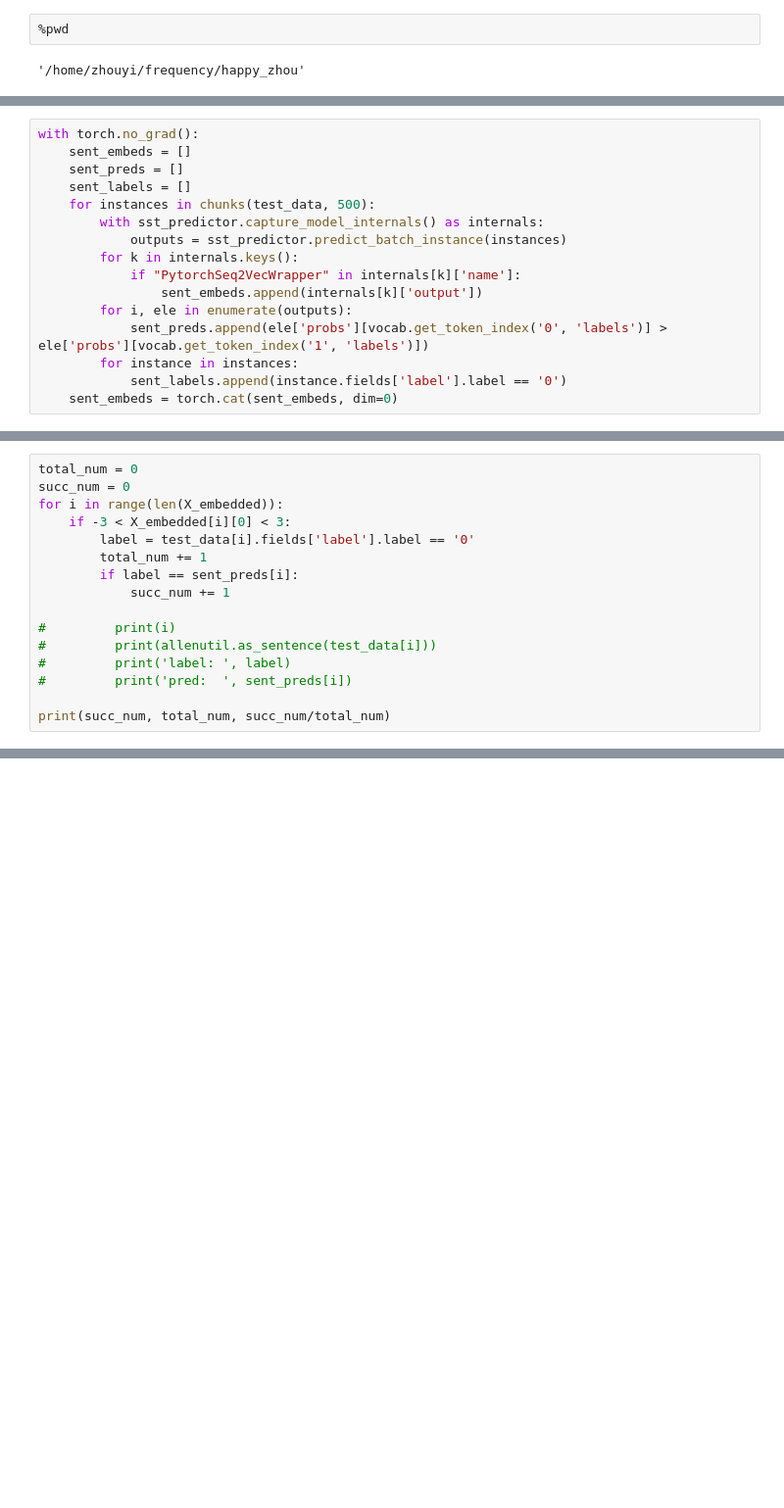
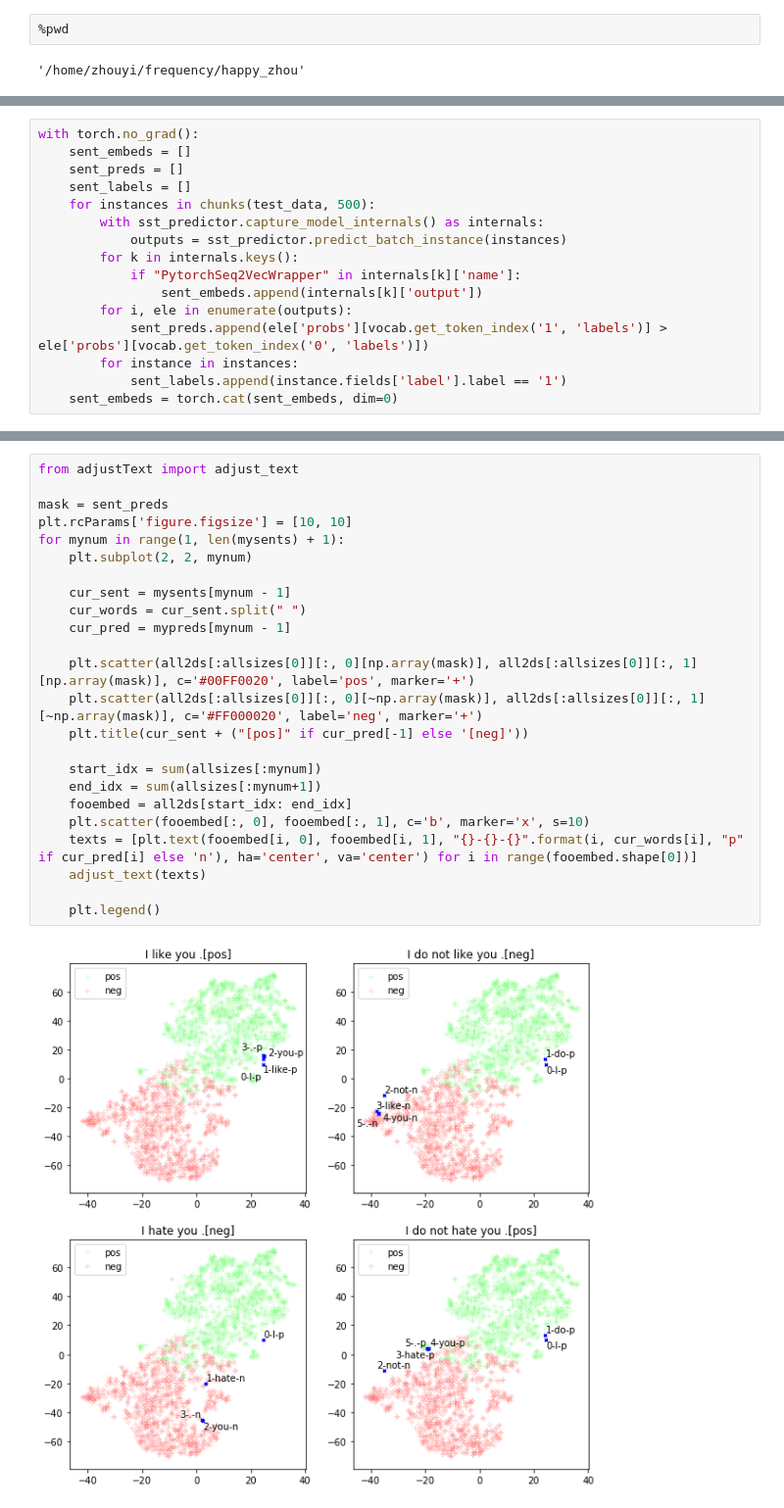
Before and after one commit to dugu9sword/dne, a Jupyter notebook: vis.ipynb, the cells around one changed output, grey strips where cells are left out. Shown at 98% size. Saved outputs shown, nothing was run; the diff lists cells and outputs as text; blank space fills up the shorter version.

Commit message:
some visualization

```diff
--- a/vis.ipynb
+++ b/vis.ipynb
@@ -96,7 +101,7 @@ with torch.no_grad():
             if "PytorchSeq2VecWrapper" in internals[k]['name']:
                 sent_embeds.append(internals[k]['output'])
         for i, ele in enumerate(outputs):
-            sent_preds.append(ele['probs'][vocab.get_token_index('0', 'labels')] > ele['probs'][vocab.get_token_index('1', 'labels')])
+            sent_preds.append(ele['probs'][vocab.get_token_index('1', 'labels')] > ele['probs'][vocab.get_token_index('0', 'labels')])
         for instance in instances:
-            sent_labels.append(instance.fields['label'].label == '0')
+            sent_labels.append(instance.fields['label'].label == '1')
     sent_embeds = torch.cat(sent_embeds, dim=0)
@@ -153,16 +127,0 @@ plt.scatter(embed2d[:, 0][~np.array(sent_preds)], embed2d[:, 1][~np.array(sent_p
-# %%
-total_num = 0
-succ_num = 0
-for i in range(len(X_embedded)):
-    if -3 < X_embedded[i][0] < 3:
-        label = test_data[i].fields['label'].label == '0'
-        total_num += 1
-        if label == sent_preds[i]:
-            succ_num += 1
-
-#         print(i)
-#         print(allenutil.as_sentence(test_data[i]))
-#         print('label: ', label)
-#         print('pred:  ', sent_preds[i])
-
-print(succ_num, total_num, succ_num/total_num)
@@ -174,0 +159,26 @@ vocab.get_token_index('1', 'labels')
+# %%
+from adjustText import adjust_text
+
+mask = sent_preds
+plt.rcParams['figure.figsize'] = [10, 10]
+for mynum in range(1, len(mysents) + 1):
+    plt.subplot(2, 2, mynum)
+
+    cur_sent = mysents[mynum - 1]
+    cur_words = cur_sent.split(" ")
+    cur_pred = mypreds[mynum - 1]
+
+    plt.scatter(all2ds[:allsizes[0]][:, 0][np.array(mask)], all2ds[:allsizes[0]][:, 1][np.array(mask)], c='#00FF0020', label='pos', marker='+')
+    plt.scatter(all2ds[:allsizes[0]][:, 0][~np.array(mask)], all2ds[:allsizes[0]][:, 1][~np.array(mask)], c='#FF000020', label='neg', marker='+')
+    plt.title(cur_sent + ("[pos]" if cur_pred[-1] else '[neg]'))
+
+    start_idx = sum(allsizes[:mynum])
+    end_idx = sum(allsizes[:mynum+1])
+    fooembed = all2ds[start_idx: end_idx]
+    plt.scatter(fooembed[:, 0], fooembed[:, 1], c='b', marker='x', s=10)
+    texts = [plt.text(fooembed[i, 0], fooembed[i, 1], "{}-{}-{}".format(i, cur_words[i], "p" if cur_pred[i] else 'n'), ha='center', va='center') for i in range(fooembed.shape[0])]
+    adjust_text(texts)
+
+    plt.legend()
+# %% [output]
+[figure, added]
```
Also changed, not shown: parts of 14 cells of this notebook, 3 other files.
